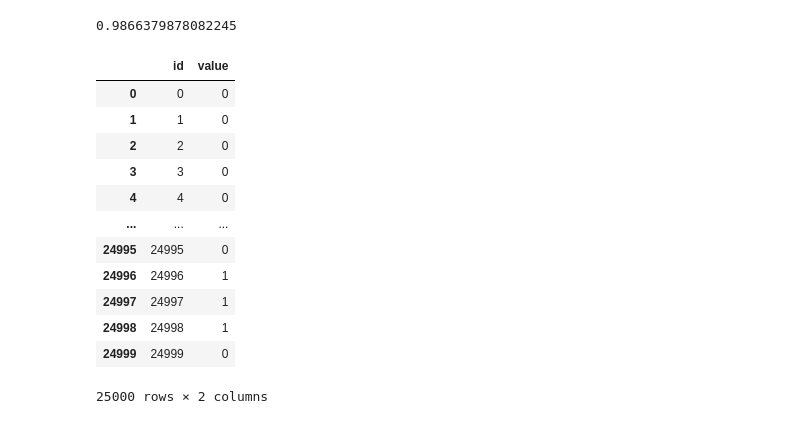
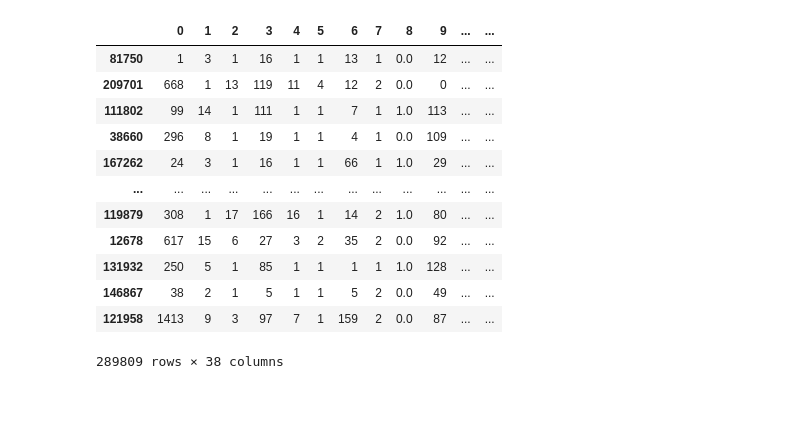
Before and after one commit to dead4an/AIIJC2023-manufacturing, a Jupyter notebook: hyperparameters/lgbm_boost.ipynb, the cells around one changed output. Saved outputs shown, nothing was run; the diff lists cells and outputs as text; code cells hidden in the pictures.

```diff
--- a/hyperparameters/lgbm_boost.ipynb
+++ b/hyperparameters/lgbm_boost.ipynb
@@ -41,9 +47,8 @@ X_test = X_test.drop(features_to_drop, axis=1)
 test_df = test_df.drop(features_to_drop, axis=1)
 # %%
 cat_features = [
-    'Поставщик', 'Материал', 'Операционный менеджер',
-    'Завод', 'Закупочная организация', 'Группа закупок', 'Балансовая единица',
-    'ЕИ', 'Вариант поставки'
+    'Поставщик', 'Закупочная организация',
+    'Балансовая единица', 'ЕИ', 'Вариант поставки',
     ]
 # %%
 # Препроцессоры
@@ -51,6 +56,8 @@ class DataPreprocessor(BaseEstimator, TransformerMixin):
     """ Предобработчик данных """
     def __init__(self, cat_features, transform_train=True):
         self.transform_train = transform_train
+        self.cat_features = cat_features
+
         self.bin_encoder = BinaryEncoder(cols=cat_features)
         self.robust_scaler = RobustScaler()
 
@@ -69,7 +76,7 @@ class DataPreprocessor(BaseEstimator, TransformerMixin):
         X_.columns = [num for num in range(0, len(X_.columns))]
 
         # Масштабирование
-        self.robust_scaler.fit(X_)
+        # self.robust_scaler.fit(X_)
 
         return self
 
@@ -88,7 +95,7 @@ class DataPreprocessor(BaseEstimator, TransformerMixin):
         X_.columns = [num for num in range(0, len(X_.columns))]
 
         # Масштабирование
-        X_ = self.robust_scaler.transform(X_)
+        # X_ = self.robust_scaler.transform(X_)
 
         return X_
 # %%
@@ -136,12 +141,12 @@ study = opt.create_study(direction='maximize')
 study.optimize(objective, n_trials=50)
 # %%
 best_params = {
-    'learning_rate': 0.2945309998327077,
-    'n_estimators': 1500,
-    'max_depth': 21,
-    'max_bin': 204,
-    'num_leaves': 304,
-    'reg_lambda': 0.762011415827371
+    'learning_rate': 0.3,
+    'n_estimators': 1000,
+    'max_depth': 8,
+    'max_bin': 128,
+    'num_leaves': 128,
+    'reg_lambda': 0.3
     }
 
 # Модель
@@ -173,7 +186,3 @@ f1_score(y_test, pipeline.predict(X_test))
-# %%
-f1_score(y_test, pipeline.predict(X_test), average='macro')
-# %% [output]
-0.9866379878082245
 # %%
 preds = pipeline.predict(test_df)
 submit_df = pd.DataFrame({'id': test_df.index, 'value': preds})
@@ -182,16 +191,28 @@ submit_df.to_csv('submission_6.csv', index=False)
-# %%
-submit_df
-# %% [output]
-|  | id | value |
-| 0 | 0 | 0 |
-| 1 | 1 | 0 |
-| 2 | 2 | 0 |
-| 3 | 3 | 0 |
-| 4 | 4 | 0 |
-| ... | ... | ... |
-| 24995 | 24995 | 0 |
-| 24996 | 24996 | 1 |
-| 24997 | 24997 | 1 |
-| 24998 | 24998 | 1 |
-| 24999 | 24999 | 0 |
-25000 rows × 2 columns
+# %%
+# Модель
+X_ = X_train.copy()
+X_.columns = [num for num in range(0, len(X_train.columns))]
+
+model = LGBMClassifier(
+    **best_params,
+    n_jobs=-1,
+    force_col_wise=True,
+)
+
+model.fit(X_train, y_train)
+
+X_
+# %% [output]
+|  | 0 | 1 | 2 | 3 | 4 | 5 | 6 | 7 | 8 | 9 | ... | ... |
+| 81750 | 1 | 3 | 1 | 16 | 1 | 1 | 13 | 1 | 0.0 | 12 | ... | ... |
+| 209701 | 668 | 1 | 13 | 119 | 11 | 4 | 12 | 2 | 0.0 | 0 | ... | ... |
+| 111802 | 99 | 14 | 1 | 111 | 1 | 1 | 7 | 1 | 1.0 | 113 | ... | ... |
+| 38660 | 296 | 8 | 1 | 19 | 1 | 1 | 4 | 1 | 0.0 | 109 | ... | ... |
+| 167262 | 24 | 3 | 1 | 16 | 1 | 1 | 66 | 1 | 1.0 | 29 | ... | ... |
+| ... | ... | ... | ... | ... | ... | ... | ... | ... | ... | ... | ... | ... |
+| 119879 | 308 | 1 | 17 | 166 | 16 | 1 | 14 | 2 | 1.0 | 80 | ... | ... |
+| 12678 | 617 | 15 | 6 | 27 | 3 | 2 | 35 | 2 | 0.0 | 92 | ... | ... |
+| 131932 | 250 | 5 | 1 | 85 | 1 | 1 | 1 | 1 | 1.0 | 128 | ... | ... |
+| 146867 | 38 | 2 | 1 | 5 | 1 | 1 | 5 | 2 | 0.0 | 49 | ... | ... |
+| 121958 | 1413 | 9 | 3 | 97 | 7 | 1 | 159 | 2 | 0.0 | 87 | ... | ... |
+289809 rows × 38 columns
```
Also changed, not shown: parts of 6 cells of this notebook, 7 other files.
